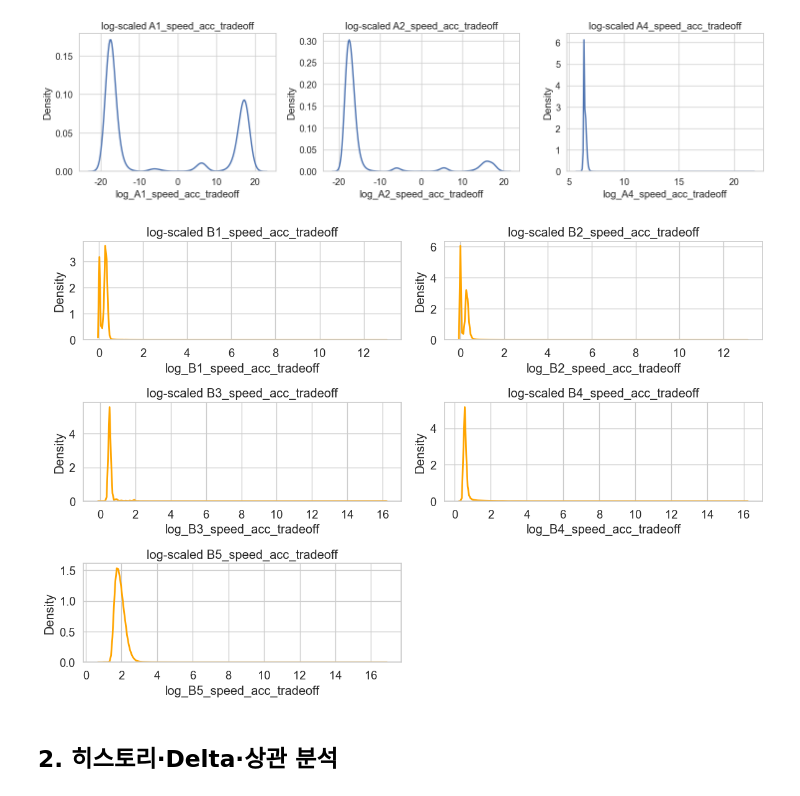
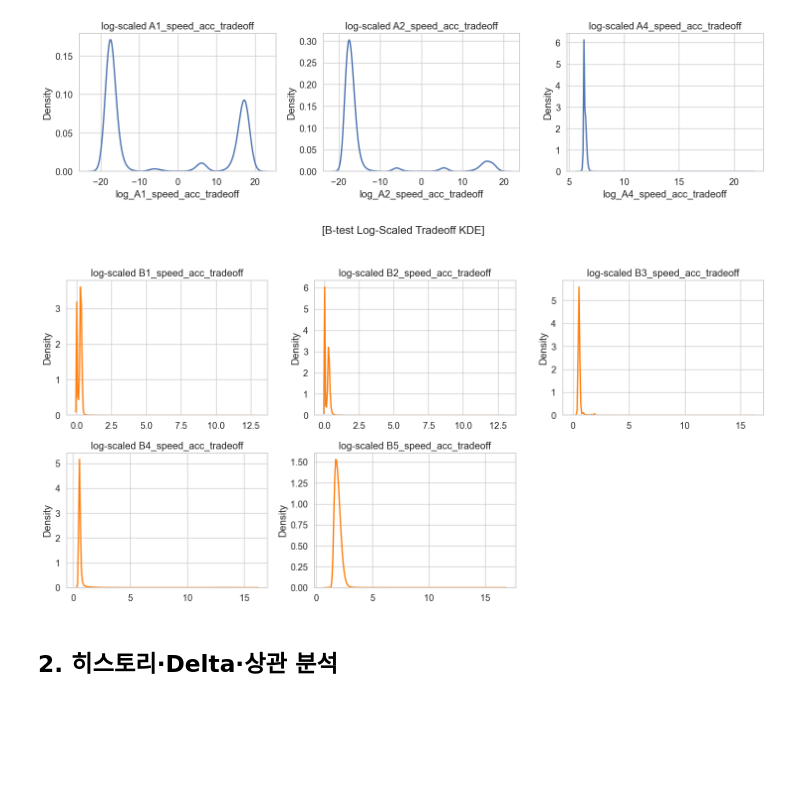
Before and after one commit to cms6090/Dacon, a Jupyter notebook: EDA_part2.ipynb, the cells around one changed output. Cells and saved outputs as stored; diff of their text form; code cells hidden in the pictures; blank space fills up the shorter version.

Commit message:
Change : graph config

```diff
--- a/EDA_part2.ipynb
+++ b/EDA_part2.ipynb
@@ -401,14 +387,6 @@ df = pd.read_feather("./data/all_train_data.feather")
 # A/B 분리
 df_A = df[df["Test_x"] == "A"].copy()
 df_B = df[df["Test_x"] == "B"].copy()
-
-# seaborn 기본 색상
-blue = sns.color_palette()[0]     # 기본 파란색
-orange = sns.color_palette()[1]   # 기본 주황색
-green = sns.color_palette()[2]    # 기본 초록색
-red = sns.color_palette()[3]      # 기본 빨간색
-purple = sns.color_palette()[4]   # 기본 보라색
-brown = sns.color_palette()[5]    # 기본 갈색
 
 plt.figure(figsize=(16, 5))
 
@@ -426,8 +404,8 @@ plt.legend()
 # 2) Accuracy KDE
 # ---------------------------------------
 plt.subplot(1, 3, 2)
-sns.kdeplot(df_A["A4_acc_congruent"], label="congruent", linewidth=2, color=blue)
-sns.kdeplot(df_A["A4_acc_incongruent"], label="incongruent", linewidth=2, color=orange)
+sns.kdeplot(df_A["A4_acc_congruent"], label="congruent", linewidth=2, color="#1f77b4")
+sns.kdeplot(df_A["A4_acc_incongruent"], label="incongruent", linewidth=2, color="#ff7f0e")
 plt.title("A4 Stroop - Accuracy Distribution")
 plt.xlabel("Accuracy")
 plt.legend()
@@ -448,7 +426,7 @@ sns.barplot(
     data=summary_stroop,
     x="condition",
     y="value",
-    palette=[blue, orange]   # seaborn 기본 색 사용
+    palette=[blue, orange]
 )
 plt.title("A4 Stroop ACC - Condition Mean Comparison")
 plt.ylabel("Mean Value")
@@ -817,43 +782,66 @@ plt.show()
 # %%
 # -------------------------
 # B검사: B1~B5 speed_acc_tradeoff KDE만 출력 (3×2 형태)
 # -------------------------
+def tradeoff_kde_plot(cols, title, base_df):
+    n = len(cols)
+    if n == 0:
+        print(f"{title}: No columns found.")
+        return
+
+    # 1) log변환된 컬럼 리스트 생성
+    log_cols = [f"log_{c}" for c in cols]
+
+    # 2) 만약 log컬럼이 없다면 생성
+    for c in cols:
+        log_c = f"log_{c}"
+        if log_c not in base_df.columns:
+            base_df[log_c] = signed_log1p(base_df[c])
+
+    # 3) subplot 자동 계산
+    ncols = 3
+    nrows = math.ceil(n / ncols)
+
+    fig, axes = plt.subplots(nrows, ncols, figsize=(ncols * 5, nrows * 4))
+    axes = axes.flatten()
+
+    # 4) 각 subplot에 KDE 그리기
+    for i, col in enumerate(cols):
+        log_col = f"log_{col}"
+        s = base_df[log_col].dropna()
+        ax = axes[i]
+
+        sns.kdeplot(
+            s,
+            ax=ax,
+            color=orange,
+            linewidth=2
+        )
+
+        ax.set_title(f"log-scaled {col}")
+        ax.set_xlabel("")
+
+    # 5) 남는 subplot 비우기
+    for j in range(len(cols), len(axes)):
+        axes[j].axis("off")
+
+    plt.suptitle(title, fontsize=16)
+    plt.tight_layout(rect=[0, 0, 1, 0.95])
+    plt.show()
 
 trade_cols_B = [
     "B1_speed_acc_tradeoff",
     "B2_speed_acc_tradeoff",
     "B3_speed_acc_tradeoff",
     "B4_speed_acc_tradeoff",
     "B5_speed_acc_tradeoff",
 ]
 
 df_B = df[df["Test_x"] == "B"].copy()
 
-# log 변환
-for col in trade_cols_B:
-    df_B[f"log_{col}"] = signed_log1p(df_B[col])
-
-# -------------------------
-# 3×2 Plot
-# -------------------------
-plt.figure(figsize=(12, 8))
-
-for i, col in enumerate(trade_cols_B):
-    log_col = f"log_{col}"
-    s = df_B[log_col].dropna()
-
-    ax = plt.subplot(3, 2, i + 1)   # 3행 2열
-    sns.kdeplot(s, linewidth=2, ax=ax, color="orange")
-    ax.set_title(f"log-scaled {col}")
-
-# 마지막 6번째 subplot은 비워둠
-ax = plt.subplot(3, 2, 6)
-ax.axis("off")
-
-plt.tight_layout()
-plt.show()
+tradeoff_kde_plot(trade_cols_B, "[B-test Log-Scaled Tradeoff KDE]", df_B)
 # %% [output]
-[figure, old version]
+[figure, new version]
 # %% [markdown]
 ## 2. 히스토리·Delta·상관 분석
 # %% [markdown]
```
Also changed, not shown: parts of 18 cells of this notebook, 1 other file.
